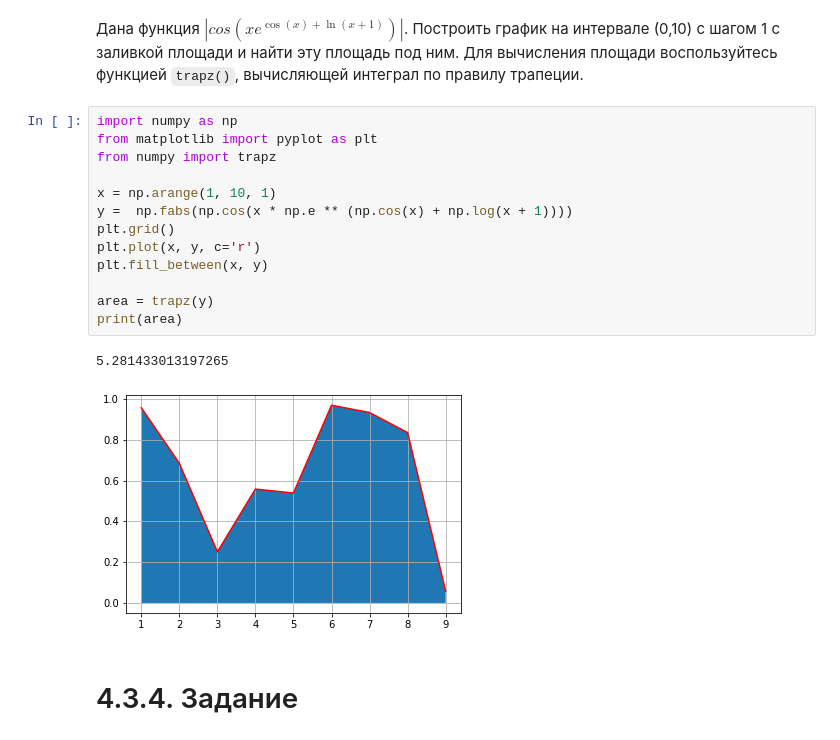
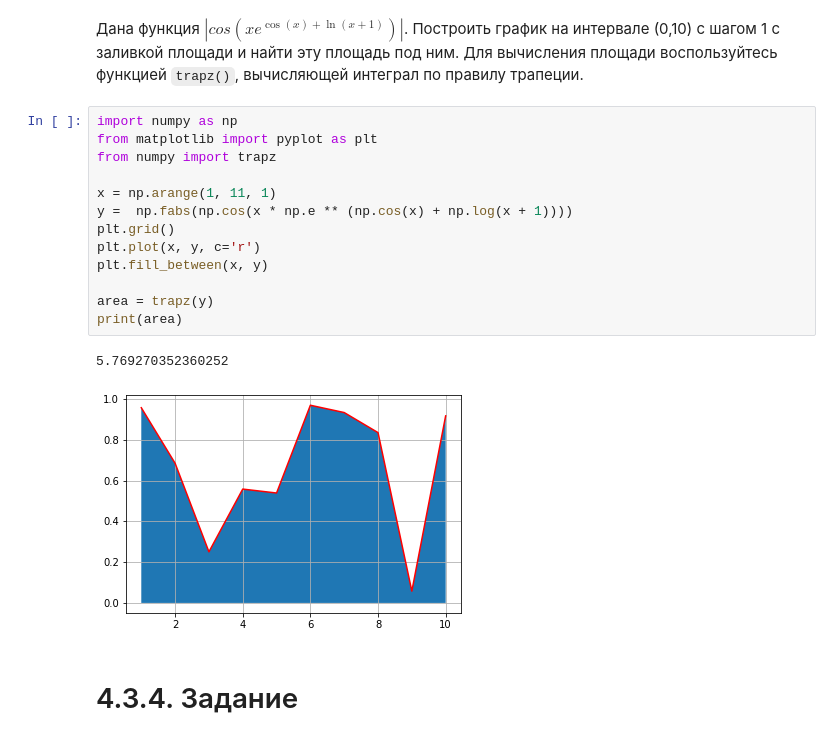
Before and after one commit to paveldm/AI-repos, a Jupyter notebook: Workbook1.ipynb, the cells around one changed output. Cells and saved outputs as stored; diff of their text form.

```diff
--- a/Workbook1.ipynb
+++ b/Workbook1.ipynb
@@ -282,19 +285,19 @@ plt.scatter(x[:5], y[:5])
 # %%
 import numpy as np
 from matplotlib import pyplot as plt
 from numpy import trapz
 
-x = np.arange(1, 10, 1)
+x = np.arange(1, 11, 1)
 y =  np.fabs(np.cos(x * np.e ** (np.cos(x) + np.log(x + 1))))
 plt.grid()
 plt.plot(x, y, c='r')
 plt.fill_between(x, y)
 
 area = trapz(y)
 print(area)
 # %% [output]
-5.281433013197265
+5.769270352360252
-[figure, old version]
+[figure, new version]
 # %% [markdown]
 # 4.3.4. Задание
 # %% [markdown]
```
Also changed, not shown: parts of 7 cells of this notebook.
